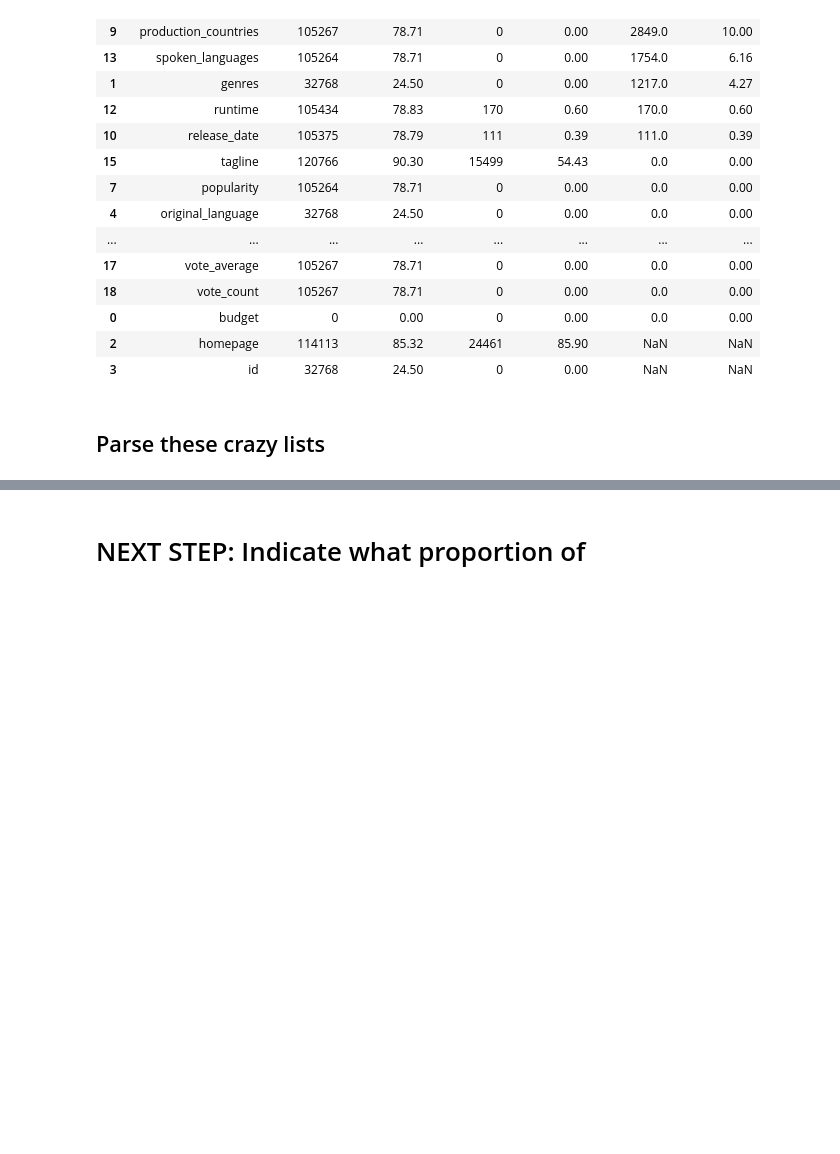
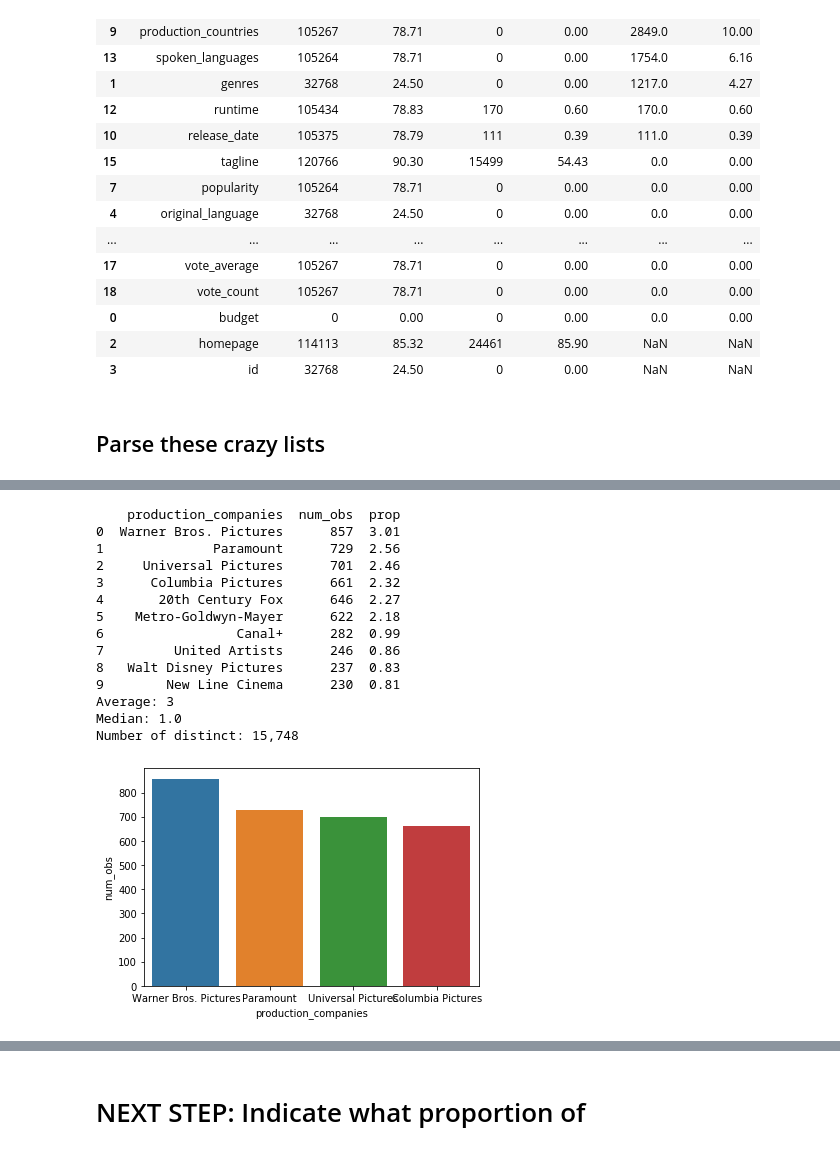
Before and after one commit to ChristopherDaigle/movie_ds_model, a Jupyter notebook: movie_data_analysis.ipynb, the cells around one changed output, grey strips where cells are left out. Cells and saved outputs as stored; diff of their text form; code cells hidden in the pictures; blank space fills up the shorter version.

```diff
--- a/movie_data_analysis.ipynb
+++ b/movie_data_analysis.ipynb
@@ -339,0 +249,18 @@ Number of distinct: 123
+# %%
+top_ten_prod_comp = de.col_arr_parse(df,'production_companies')
+# %% [output]
+    production_companies  num_obs  prop
+0  Warner Bros. Pictures      857  3.01
+1              Paramount      729  2.56
+2     Universal Pictures      701  2.46
+3      Columbia Pictures      661  2.32
+4       20th Century Fox      646  2.27
+5    Metro-Goldwyn-Mayer      622  2.18
+6                 Canal+      282  0.99
+7         United Artists      246  0.86
+8   Walt Disney Pictures      237  0.83
+9        New Line Cinema      230  0.81
+Average: 3
+Median: 1.0
+Number of distinct: 15,748
+[figure, added]
```
Also changed, not shown: parts of 8 cells of this notebook, 1 other file.
